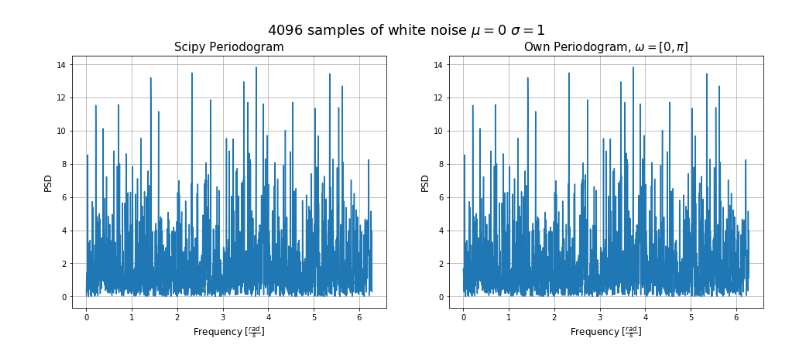
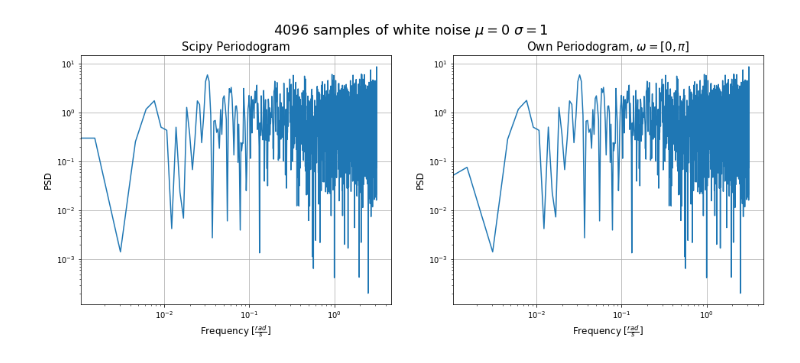
Before and after one commit to asp-image-dsp/asp-tp1, a Jupyter notebook: notebooks/periodogram.ipynb, the cells around one changed output. Drawn from its saved outputs; the diff is of its cells as text; code cells hidden in the pictures.

Commit message:
Checking periodogram DC component, don't know what's happenning

```diff
--- a/notebooks/periodogram.ipynb
+++ b/notebooks/periodogram.ipynb
@@ -43,6 +43,7 @@ def periodogram(x: np.array, window: str = 'boxcar', one_sided: bool = True) ->
 
     # Square the elements
     Rx = np.abs(V) ** 2 / scale
+    Rx[0] = np.mean(v)
 
     # If one sided, use only the real frequencies with the same energy
     if one_sided:
@@ -52,32 +53,32 @@ def periodogram(x: np.array, window: str = 'boxcar', one_sided: bool = True) ->
 # %%
 """ Compare with scipy.signal's periodogram """
 N = 4096
 window = 'triang'
-one_sided = True
+one_sided = False
 
 # Generate white gaussian noise with zero mean and unity standard deviation
 x = np.random.normal(size=N)
 
 # Estimate the power spectrum density with scipy's implementation, use two-sided version
 _, periodogram_scipy = signal.periodogram(x, return_onesided=one_sided, window=window)
 
 # Estimate the power spectrum density with our implementation
 periodogram_itba = periodogram(x, window=window, one_sided=one_sided)
 
 # Plot the result
 fig, ax = plt.subplots(1, 2, figsize=(16, 6))
 fig.suptitle(f'{N} samples of white noise $\mu=0$ $\sigma=1$', fontsize=18)
 
-ax[0].plot(np.arange(0, 2*np.pi, (2*np.pi) / len(periodogram_scipy)), periodogram_scipy)
+ax[0].loglog(np.arange(0, np.pi, (np.pi) / (N // 2)), periodogram_scipy[0:N//2])
 ax[0].set_title('Scipy Periodogram', fontsize=15)
 ax[0].set_xlabel('Frequency [$\\frac{rad}{s}$]', fontsize=12)
 ax[0].set_ylabel('PSD', fontsize=12)
 ax[0].grid()
 
 ax[1].set_title(f'Own Periodogram, $\omega=[0,\pi]$', fontsize=15)
-ax[1].plot(np.arange(0, 2*np.pi, (2*np.pi) / len(periodogram_itba)), periodogram_itba)
+ax[1].loglog(np.arange(0, np.pi, (np.pi) / (N // 2)), periodogram_itba[0:N//2])
 ax[1].set_xlabel('Frequency [$\\frac{rad}{s}$]', fontsize=12)
 ax[1].set_ylabel('PSD', fontsize=12)
 ax[1].grid()
 # %% [output]
-[figure, old version]
+[figure, new version]
```
